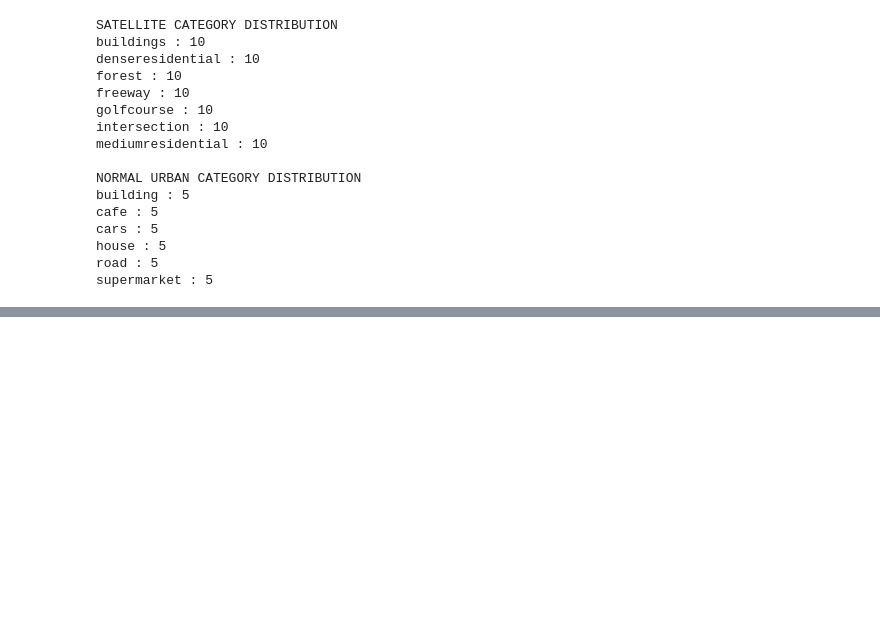
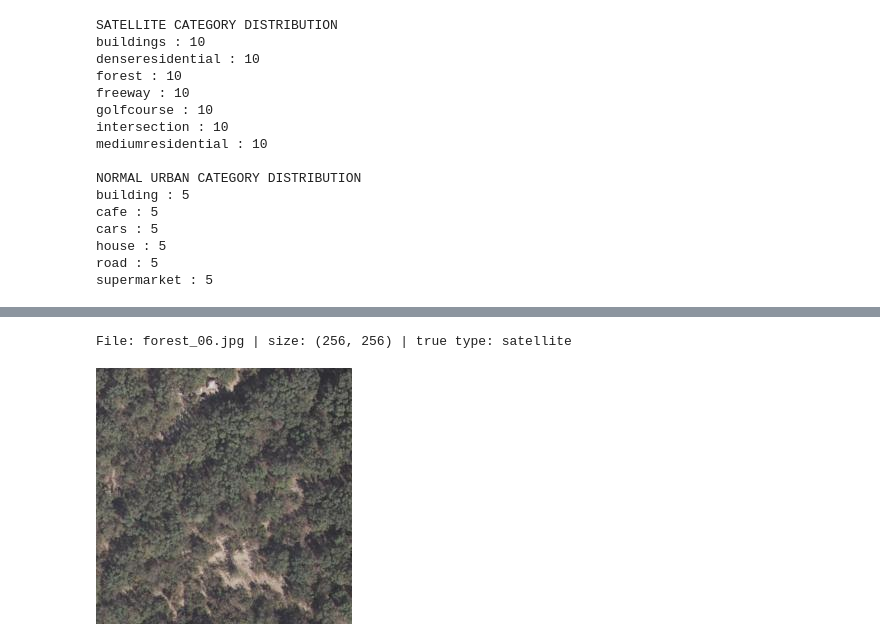
Before and after one commit to vikramsimha2510/VLM, a Jupyter notebook: NITPY.ipynb, the cells around one changed output, grey strips where cells are left out. Drawn from its saved outputs; the diff is of its cells as text; code cells hidden in the pictures; blank space fills up the shorter version.

```diff
--- a/NITPY.ipynb
+++ b/NITPY.ipynb
@@ -84,0 +173,37 @@ supermarket : 5
+# %%
+import random
+from pathlib import Path
+from PIL import Image
+from IPython.display import display
+
+DATA_ROOT = Path("/content/VLM/DATASETS")
+EXTS = {".jpg", ".jpeg", ".png", ".webp"}
+
+def load_input(path=None, seed=None):
+    """path=None -> random image from the dataset.
+       path='any/image.jpg' -> that image (works on any image)."""
+    if path is None:
+        files = [p for p in DATA_ROOT.rglob("*") if p.suffix.lower() in EXTS]
+        path = random.Random(seed).choice(files)
+    path = Path(path)
+    image = Image.open(path).convert("RGB")
+    # ground truth is only known for dataset images
+    true_type = None
+    if str(DATA_ROOT) in str(path):
+        true_type = "satellite" if "Satellite" in path.parts else "normal"
+    return path, image, true_type
+
+# ---- choose ONE ----
+image_path, image, true_type = load_input()                      # random from dataset
+# image_path, image, true_type = load_input("/content/my_image.jpg")   # your own image
+
+# Optional: upload your own image in Colab
+# from google.colab import files
+# up = files.upload()
+# image_path, image, true_type = load_input(list(up)[0])
+
+print(f"File: {image_path.name} | size: {image.size} | true type: {true_type}")
+display(image)
+# %% [output]
+File: forest_06.jpg | size: (256, 256) | true type: satellite
+[figure, added]
```
Also changed, not shown: parts of 8 cells of this notebook.
